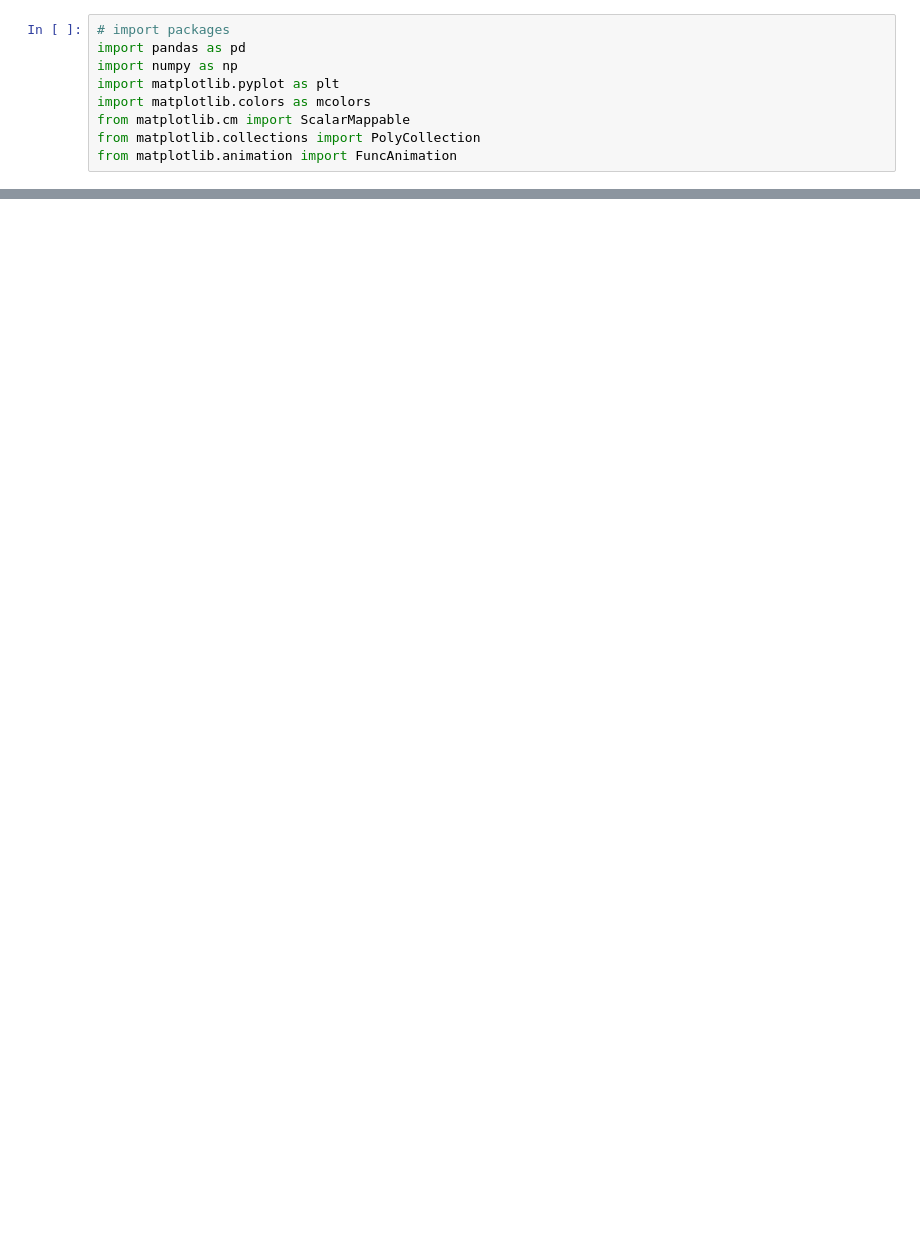
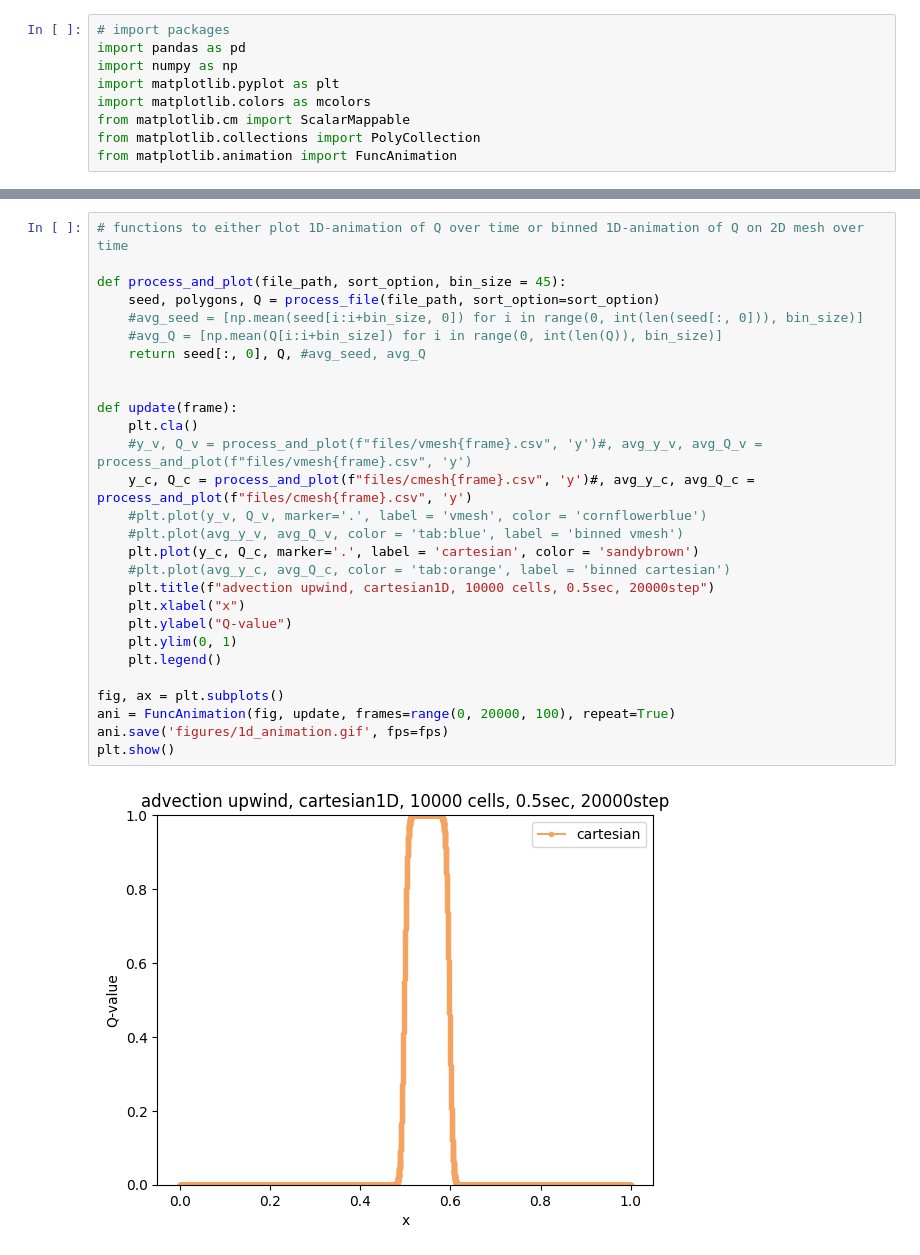
Before and after one commit to lucas56098/hydro_bsc_project, a Jupyter notebook: visualization.ipynb, the cells around one changed output, grey strips where cells are left out. Cells and saved outputs as stored; diff of their text form; blank space fills up the shorter version.

```diff
--- a/visualization.ipynb
+++ b/visualization.ipynb
@@ -65,0 +119,30 @@ plt.show()
+# %%
+# functions to either plot 1D-animation of Q over time or binned 1D-animation of Q on 2D mesh over time
+
+def process_and_plot(file_path, sort_option, bin_size = 45):
+    seed, polygons, Q = process_file(file_path, sort_option=sort_option)
+    #avg_seed = [np.mean(seed[i:i+bin_size, 0]) for i in range(0, int(len(seed[:, 0])), bin_size)]
+    #avg_Q = [np.mean(Q[i:i+bin_size]) for i in range(0, int(len(Q)), bin_size)]
+    return seed[:, 0], Q, #avg_seed, avg_Q
+
+
+def update(frame):
+    plt.cla()
+    #y_v, Q_v = process_and_plot(f"files/vmesh{frame}.csv", 'y')#, avg_y_v, avg_Q_v = process_and_plot(f"files/vmesh{frame}.csv", 'y')
+    y_c, Q_c = process_and_plot(f"files/cmesh{frame}.csv", 'y')#, avg_y_c, avg_Q_c = process_and_plot(f"files/cmesh{frame}.csv", 'y')
+    #plt.plot(y_v, Q_v, marker='.', label = 'vmesh', color = 'cornflowerblue')
+    #plt.plot(avg_y_v, avg_Q_v, color = 'tab:blue', label = 'binned vmesh')
+    plt.plot(y_c, Q_c, marker='.', label = 'cartesian', color = 'sandybrown')
+    #plt.plot(avg_y_c, avg_Q_c, color = 'tab:orange', label = 'binned cartesian')
+    plt.title(f"advection upwind, cartesian1D, 10000 cells, 0.5sec, 20000step")
+    plt.xlabel("x")
+    plt.ylabel("Q-value")
+    plt.ylim(0, 1)
+    plt.legend()
+
+fig, ax = plt.subplots()
+ani = FuncAnimation(fig, update, frames=range(0, 20000, 100), repeat=True)
+ani.save('figures/1d_animation.gif', fps=fps)
+plt.show()
+# %% [output]
+[figure, added]
```
Also changed, not shown: parts of 8 cells of this notebook, 27 other files.
